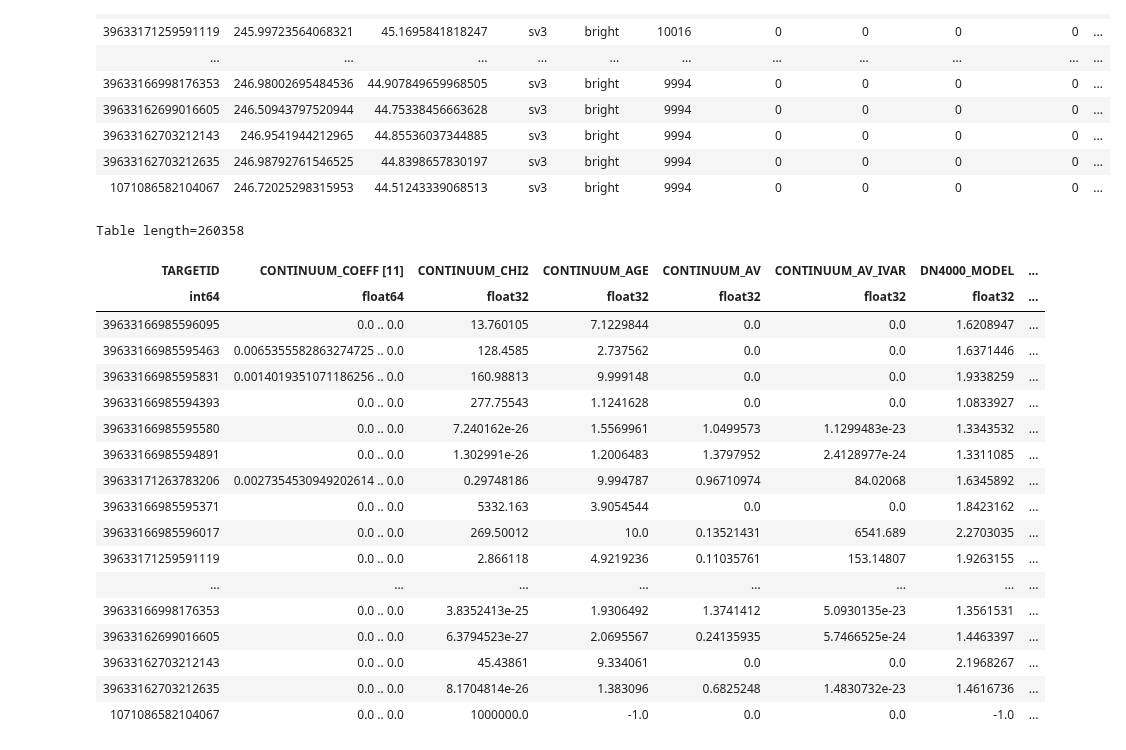
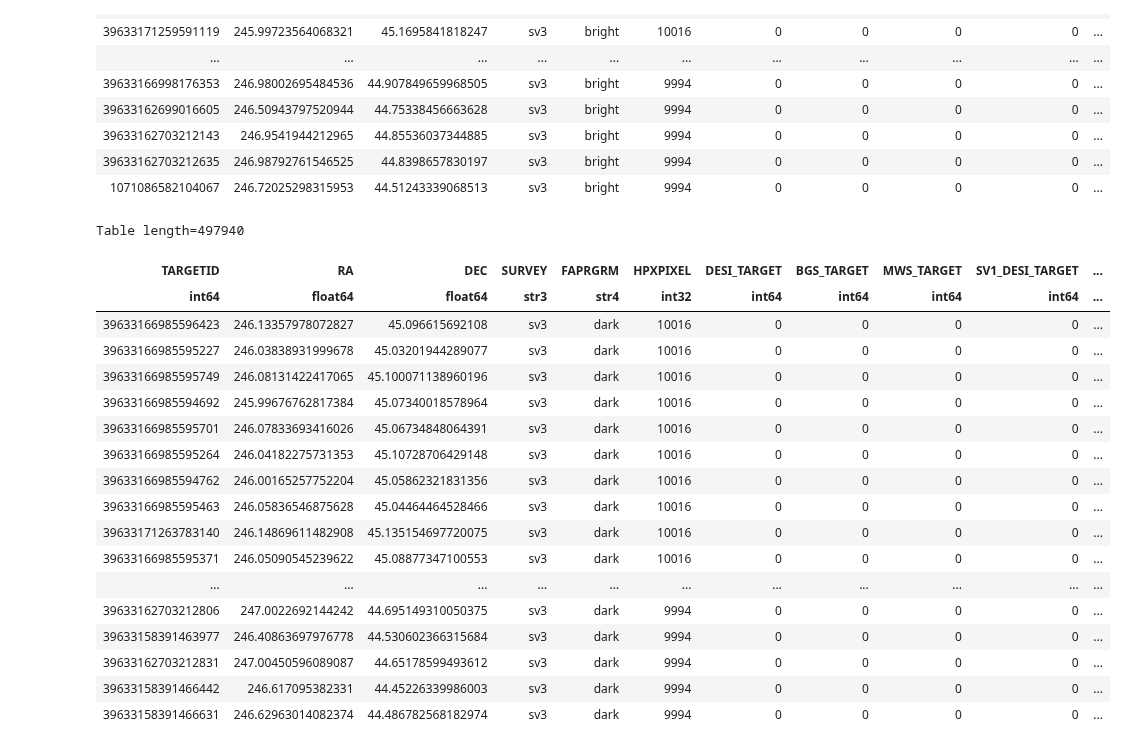
Before and after one commit to desihub/fastspecfit, a Jupyter notebook: doc/nb/everest.ipynb, the cells around one changed output. Drawn from its saved outputs; the diff is of its cells as text; code cells hidden in the pictures.

```diff
--- a/doc/nb/everest.ipynb
+++ b/doc/nb/everest.ipynb
@@ -76,25 +76,25 @@ Table length=260358
 | 39633162703212635 | 246.98792761546525 | 44.8398657830197 | sv3 | bright | 9994 | 0 | 0 | 0 | 0 | ... |
 | 1071086582104067 | 246.72025298315953 | 44.51243339068513 | sv3 | bright | 9994 | 0 | 0 | 0 | 0 | ... |
 # %%
-fastphot, metaspec = read_results('fastphot', 'sv3', 'bright')
-fastphot
+fastphot, metaphot = read_results('fastphot', 'sv3', 'dark')
+metaphot
 # %% [output]
-Table length=260358
+Table length=497940
-| TARGETID | CONTINUUM_COEFF [11] | CONTINUUM_CHI2 | CONTINUUM_AGE | CONTINUUM_AV | CONTINUUM_AV_IVAR | DN4000_MODEL | ... |
-| int64 | float64 | float32 | float32 | float32 | float32 | float32 | ... |
-| 39633166985596095 | 0.0 .. 0.0 | 13.760105 | 7.1229844 | 0.0 | 0.0 | 1.6208947 | ... |
-| 39633166985595463 | 0.0065355582863274725 .. 0.0 | 128.4585 | 2.737562 | 0.0 | 0.0 | 1.6371446 | ... |
-| 39633166985595831 | 0.0014019351071186256 .. 0.0 | 160.98813 | 9.999148 | 0.0 | 0.0 | 1.9338259 | ... |
-| 39633166985594393 | 0.0 .. 0.0 | 277.75543 | 1.1241628 | 0.0 | 0.0 | 1.0833927 | ... |
-| 39633166985595580 | 0.0 .. 0.0 | 7.240162e-26 | 1.5569961 | 1.0499573 | 1.1299483e-23 | 1.3343532 | ... |
-| 39633166985594891 | 0.0 .. 0.0 | 1.302991e-26 | 1.2006483 | 1.3797952 | 2.4128977e-24 | 1.3311085 | ... |
-| 39633171263783206 | 0.0027354530949202614 .. 0.0 | 0.29748186 | 9.994787 | 0.96710974 | 84.02068 | 1.6345892 | ... |
-| 39633166985595371 | 0.0 .. 0.0 | 5332.163 | 3.9054544 | 0.0 | 0.0 | 1.8423162 | ... |
-| 39633166985596017 | 0.0 .. 0.0 | 269.50012 | 10.0 | 0.13521431 | 6541.689 | 2.2703035 | ... |
-| 39633171259591119 | 0.0 .. 0.0 | 2.866118 | 4.9219236 | 0.11035761 | 153.14807 | 1.9263155 | ... |
-| ... | ... | ... | ... | ... | ... | ... | ... |
-| 39633166998176353 | 0.0 .. 0.0 | 3.8352413e-25 | 1.9306492 | 1.3741412 | 5.0930135e-23 | 1.3561531 | ... |
-| 39633162699016605 | 0.0 .. 0.0 | 6.3794523e-27 | 2.0695567 | 0.24135935 | 5.7466525e-24 | 1.4463397 | ... |
-| 39633162703212143 | 0.0 .. 0.0 | 45.43861 | 9.334061 | 0.0 | 0.0 | 2.1968267 | ... |
-| 39633162703212635 | 0.0 .. 0.0 | 8.1704814e-26 | 1.383096 | 0.6825248 | 1.4830732e-23 | 1.4616736 | ... |
-| 1071086582104067 | 0.0 .. 0.0 | 1000000.0 | -1.0 | 0.0 | 0.0 | -1.0 | ... |
+| TARGETID | RA | DEC | SURVEY | FAPRGRM | HPXPIXEL | DESI_TARGET | BGS_TARGET | MWS_TARGET | SV1_DESI_TARGET | ... |
+| int64 | float64 | float64 | str3 | str4 | int32 | int64 | int64 | int64 | int64 | ... |
+| 39633166985596423 | 246.13357978072827 | 45.096615692108 | sv3 | dark | 10016 | 0 | 0 | 0 | 0 | ... |
+| 39633166985595227 | 246.03838931999678 | 45.03201944289077 | sv3 | dark | 10016 | 0 | 0 | 0 | 0 | ... |
+| 39633166985595749 | 246.08131422417065 | 45.100071138960196 | sv3 | dark | 10016 | 0 | 0 | 0 | 0 | ... |
+| 39633166985594692 | 245.99676762817384 | 45.07340018578964 | sv3 | dark | 10016 | 0 | 0 | 0 | 0 | ... |
+| 39633166985595701 | 246.07833693416026 | 45.06734848064391 | sv3 | dark | 10016 | 0 | 0 | 0 | 0 | ... |
+| 39633166985595264 | 246.04182275731353 | 45.10728706429148 | sv3 | dark | 10016 | 0 | 0 | 0 | 0 | ... |
+| 39633166985594762 | 246.00165257752204 | 45.05862321831356 | sv3 | dark | 10016 | 0 | 0 | 0 | 0 | ... |
+| 39633166985595463 | 246.05836546875628 | 45.04464464528466 | sv3 | dark | 10016 | 0 | 0 | 0 | 0 | ... |
+| 39633171263783140 | 246.14869611482908 | 45.135154697720075 | sv3 | dark | 10016 | 0 | 0 | 0 | 0 | ... |
+| 39633166985595371 | 246.05090545239622 | 45.08877347100553 | sv3 | dark | 10016 | 0 | 0 | 0 | 0 | ... |
+| ... | ... | ... | ... | ... | ... | ... | ... | ... | ... | ... |
+| 39633162703212806 | 247.0022692144242 | 44.695149310050375 | sv3 | dark | 9994 | 0 | 0 | 0 | 0 | ... |
+| 39633158391463977 | 246.40863697976778 | 44.530602366315684 | sv3 | dark | 9994 | 0 | 0 | 0 | 0 | ... |
+| 39633162703212831 | 247.00450596089087 | 44.65178599493612 | sv3 | dark | 9994 | 0 | 0 | 0 | 0 | ... |
+| 39633158391466442 | 246.617095382331 | 44.45226339986003 | sv3 | dark | 9994 | 0 | 0 | 0 | 0 | ... |
+| 39633158391466631 | 246.62963014082374 | 44.486782568182974 | sv3 | dark | 9994 | 0 | 0 | 0 | 0 | ... |
```
Also changed, not shown: 1 other file.
